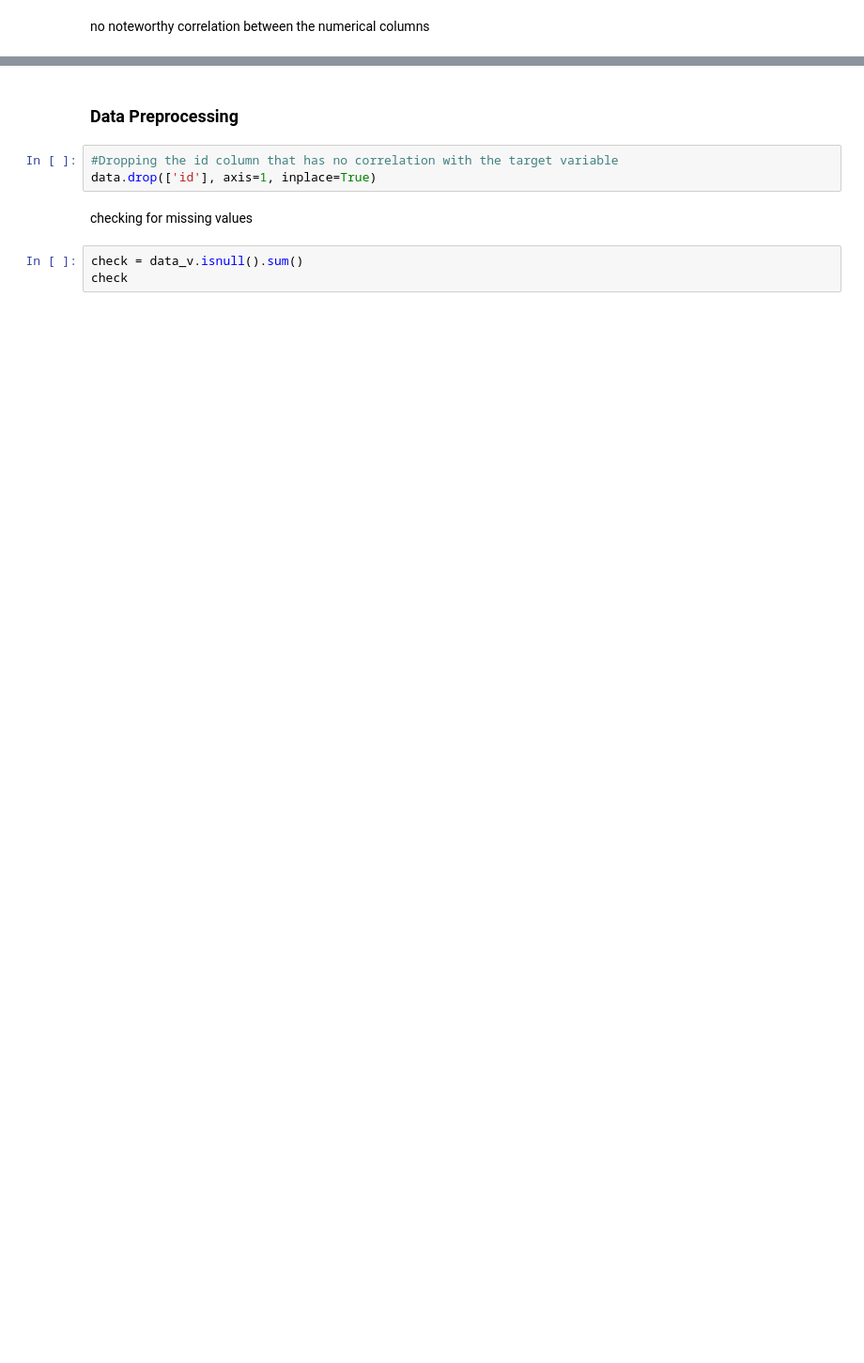
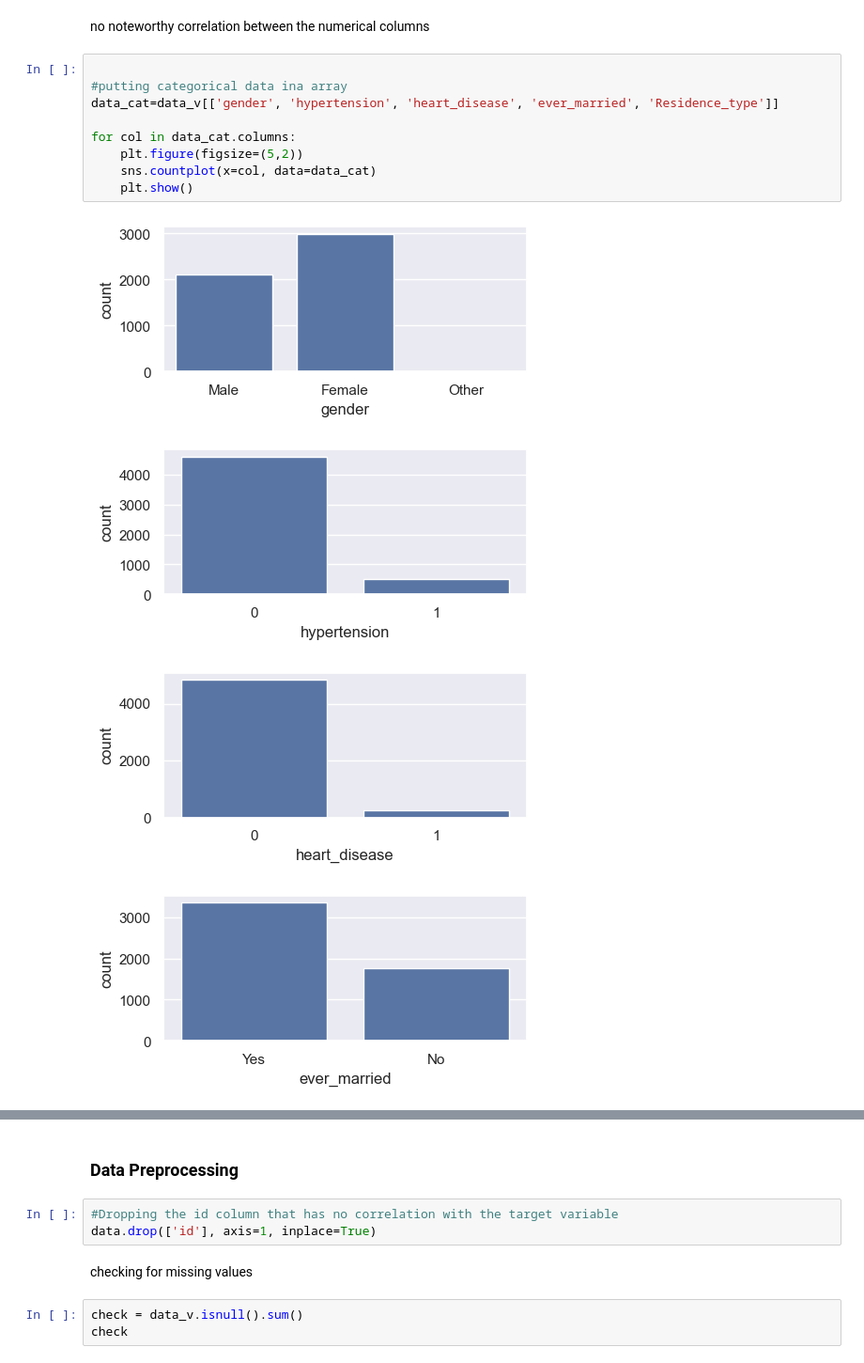
Before and after one commit to IT21925290/FDM_Mini_Project, a Jupyter notebook: Script&model/StrokeScript.ipynb, the cells around one changed output, grey strips where cells are left out. Shown at 94% size. Cells and saved outputs as stored; diff of their text form; blank space fills up the shorter version.

Commit message:
count chart catagorical data

```diff
--- a/Script&model/StrokeScript.ipynb
+++ b/Script&model/StrokeScript.ipynb
@@ -131,2 +130,16 @@ plt.show()
 # %% [markdown]
 no noteworthy correlation between the numerical columns
+# %%
+
+#putting categorical data ina array
+data_cat=data_v[['gender', 'hypertension', 'heart_disease', 'ever_married', 'Residence_type']]
+
+for col in data_cat.columns:
+    plt.figure(figsize=(5,2))
+    sns.countplot(x=col, data=data_cat)
+    plt.show()
+# %% [output]
+[figure, added]
+[figure, added]
+[figure, added]
+[figure, added]
```
Also changed, not shown: parts of 7 cells of this notebook, 1 other file.
